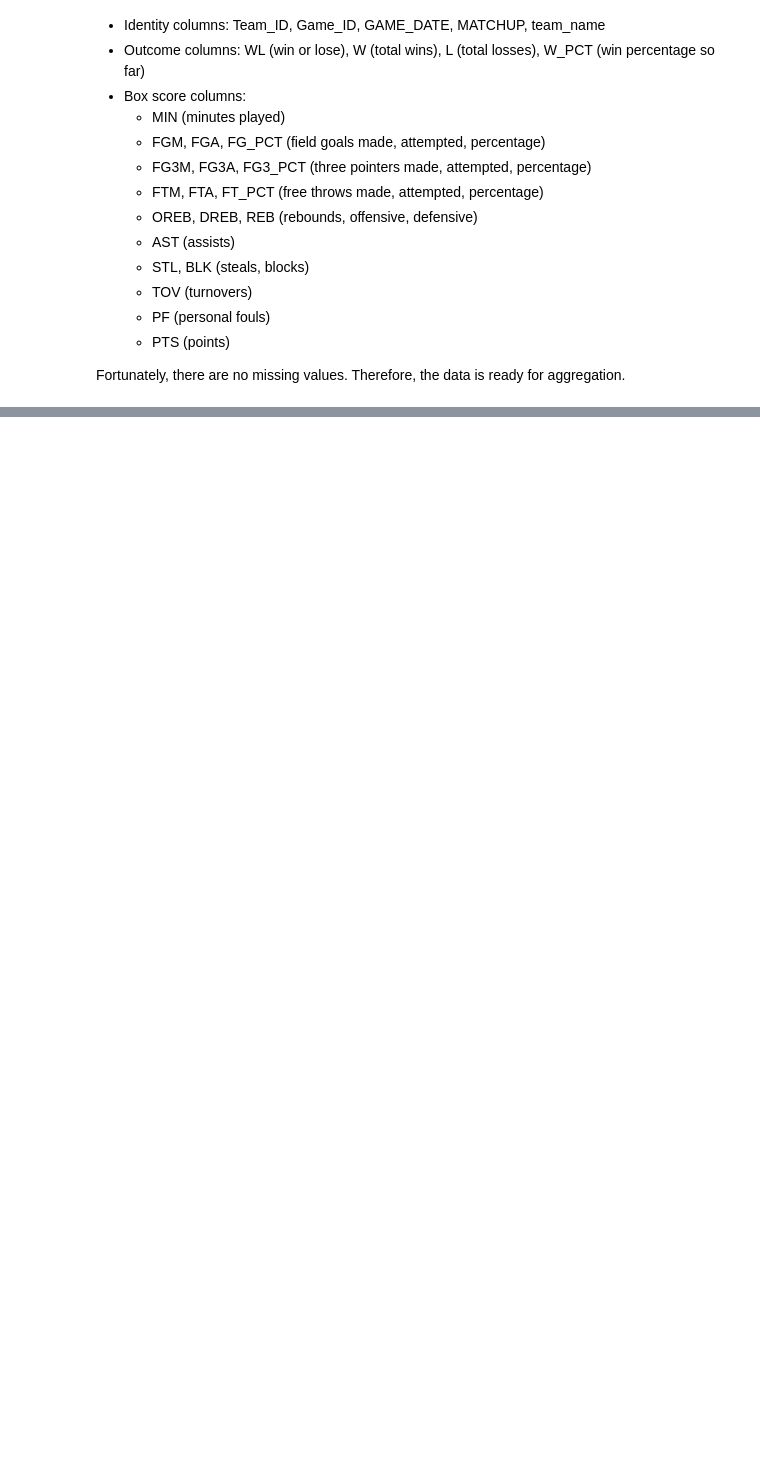
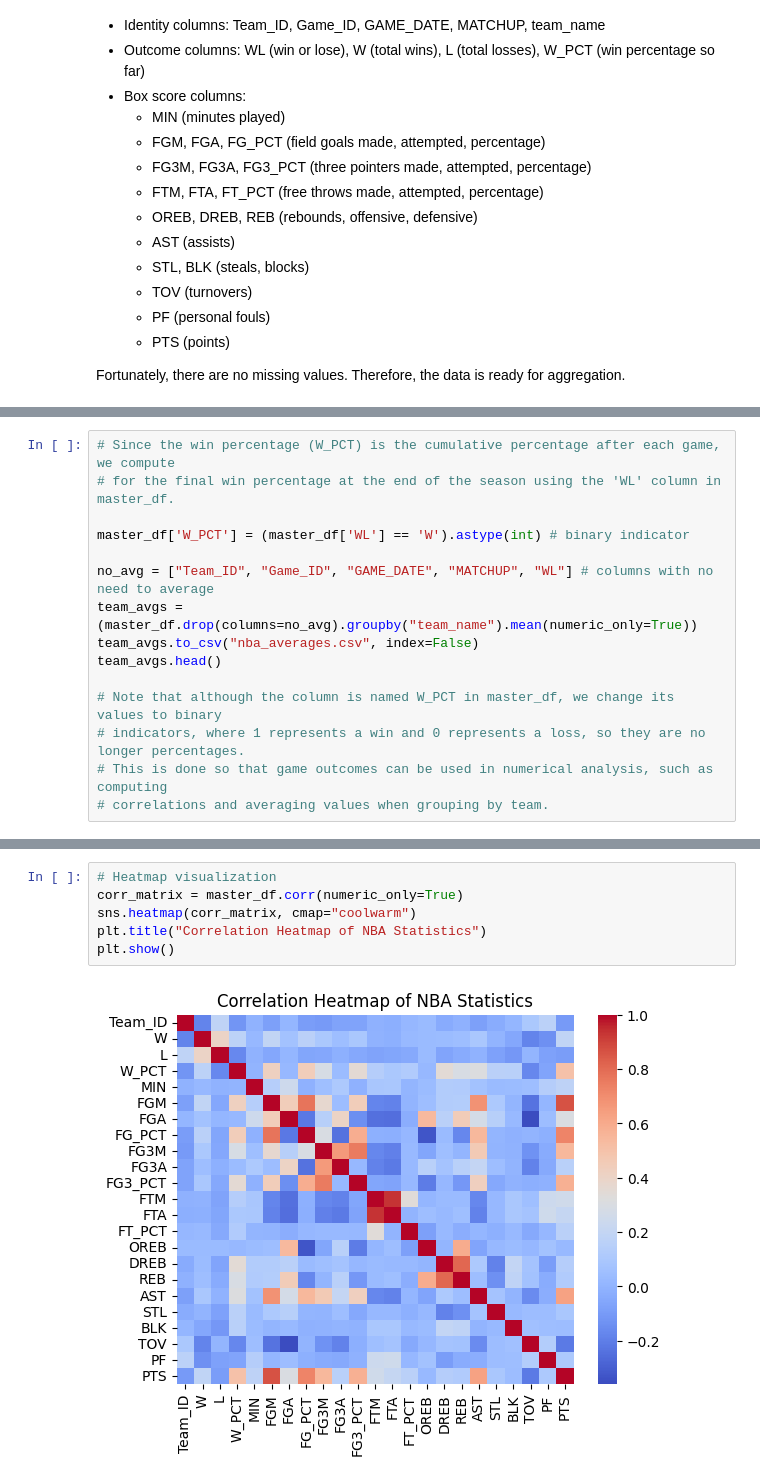
Before and after one commit to stengyv/NBA-Analysis, a Jupyter notebook: NBA analysis.ipynb, the cells around one changed output, grey strips where cells are left out. Drawn from its saved outputs; the diff is of its cells as text; blank space fills up the shorter version.

Commit message:
Heatmap visualization/interpretation

```diff
--- a/NBA analysis.ipynb
+++ b/NBA analysis.ipynb
@@ -116,0 +117,15 @@ Currently the dataset has 2,460 rows — one row per game per team. To compare t
+# %%
+# Since the win percentage (W_PCT) is the cumulative percentage after each game, we compute
+# for the final win percentage at the end of the season using the 'WL' column in master_df.
+
+master_df['W_PCT'] = (master_df['WL'] == 'W').astype(int) # binary indicator
+
+no_avg = ["Team_ID", "Game_ID", "GAME_DATE", "MATCHUP", "WL"] # columns with no need to average
+team_avgs = (master_df.drop(columns=no_avg).groupby("team_name").mean(numeric_only=True))
+team_avgs.to_csv("nba_averages.csv", index=False)
+team_avgs.head()
+
+# Note that although the column is named W_PCT in master_df, we change its values to binary
+# indicators, where 1 represents a win and 0 represents a loss, so they are no longer percentages.
+# This is done so that game outcomes can be used in numerical analysis, such as computing
+# correlations and averaging values when grouping by team.
@@ -116,0 +174,8 @@ Currently the dataset has 2,460 rows — one row per game per team. To compare t
+# %%
+# Heatmap visualization
+corr_matrix = master_df.corr(numeric_only=True)
+sns.heatmap(corr_matrix, cmap="coolwarm")
+plt.title("Correlation Heatmap of NBA Statistics")
+plt.show()
+# %% [output]
+[figure, added]
```
Also changed, not shown: parts of 10 cells of this notebook, 2 other files.
